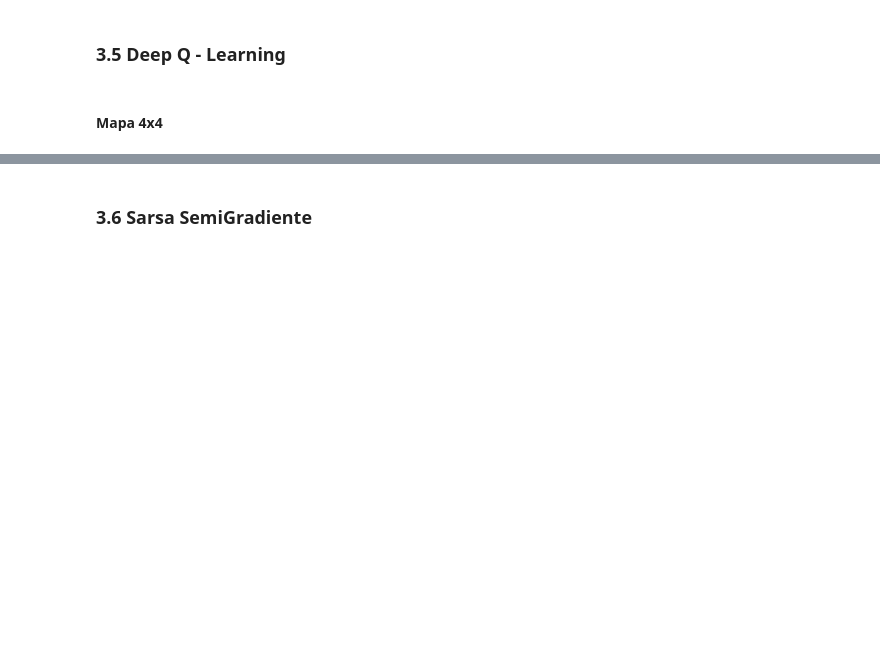
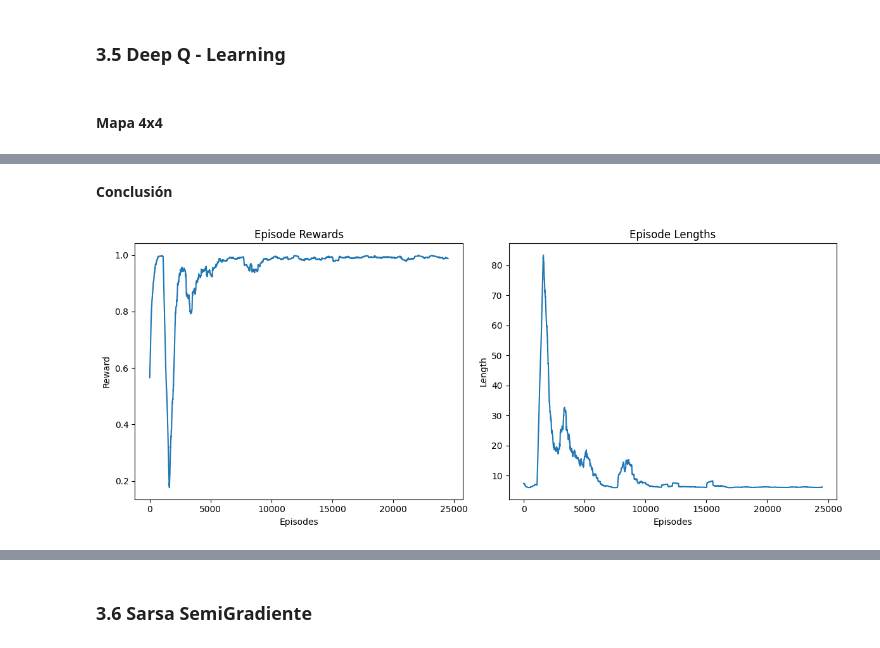
Before and after one commit to GonzaloMA-17/RL_FJLGM, a Jupyter notebook: notebook_aproximaciones_4x4.ipynb, the cells around one changed output, grey strips where cells are left out. Saved outputs shown, nothing was run; the diff lists cells and outputs as text; code cells hidden in the pictures; blank space fills up the shorter version.

```diff
--- a/notebook_aproximaciones_4x4.ipynb
+++ b/notebook_aproximaciones_4x4.ipynb
@@ -179,0 +170,2 @@ Episode 1000, Average Reward: 0.96, Epsilon: 0.01
+# %%
+episode_rewards_DQL, episode_lengths_DQL, training_errors_DQL, policy_net, target_net_DQL = train_dqn(env, num_episodes=25000, seed=seed)
@@ -179,0 +190,6 @@ Episode 1000, Average Reward: 0.96, Epsilon: 0.01
+# %% [markdown]
+**Conclusión**
+# %%
+plot_all(episode_rewards_DQL, episode_lengths_DQL, training_errors_DQL, rolling_length=500)
+# %% [output]
+[figure, added]
```
Also changed, not shown: parts of 27 cells of this notebook, 8 other files.
